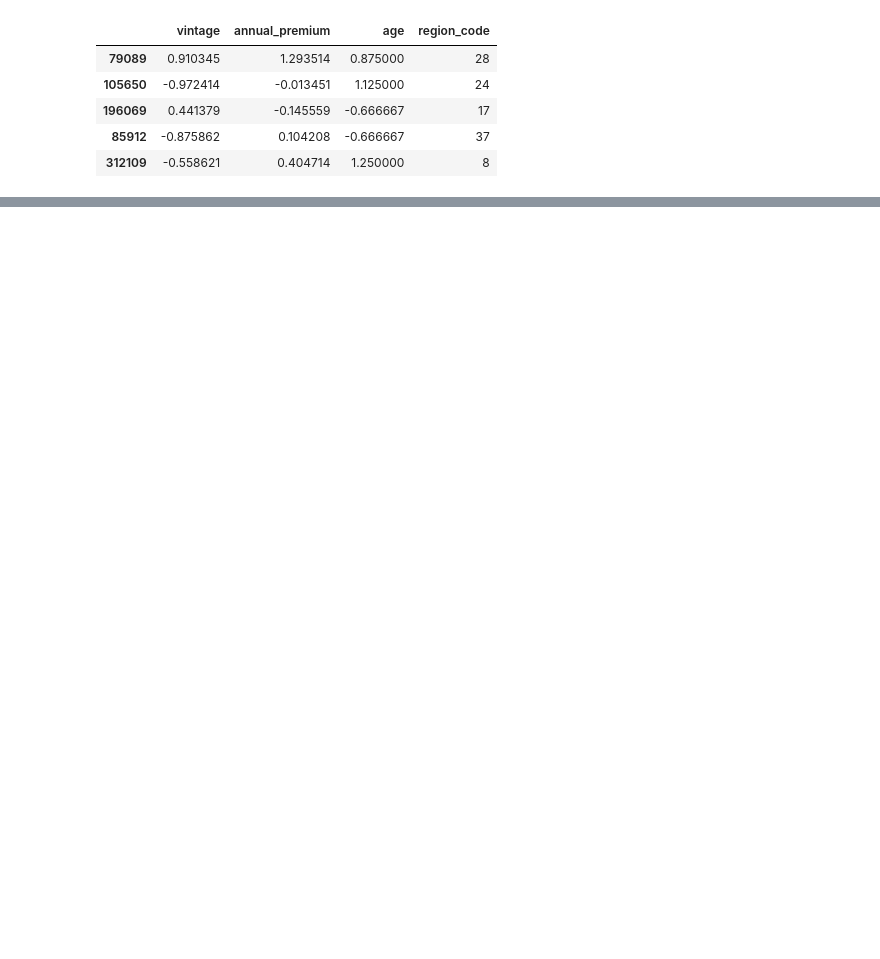
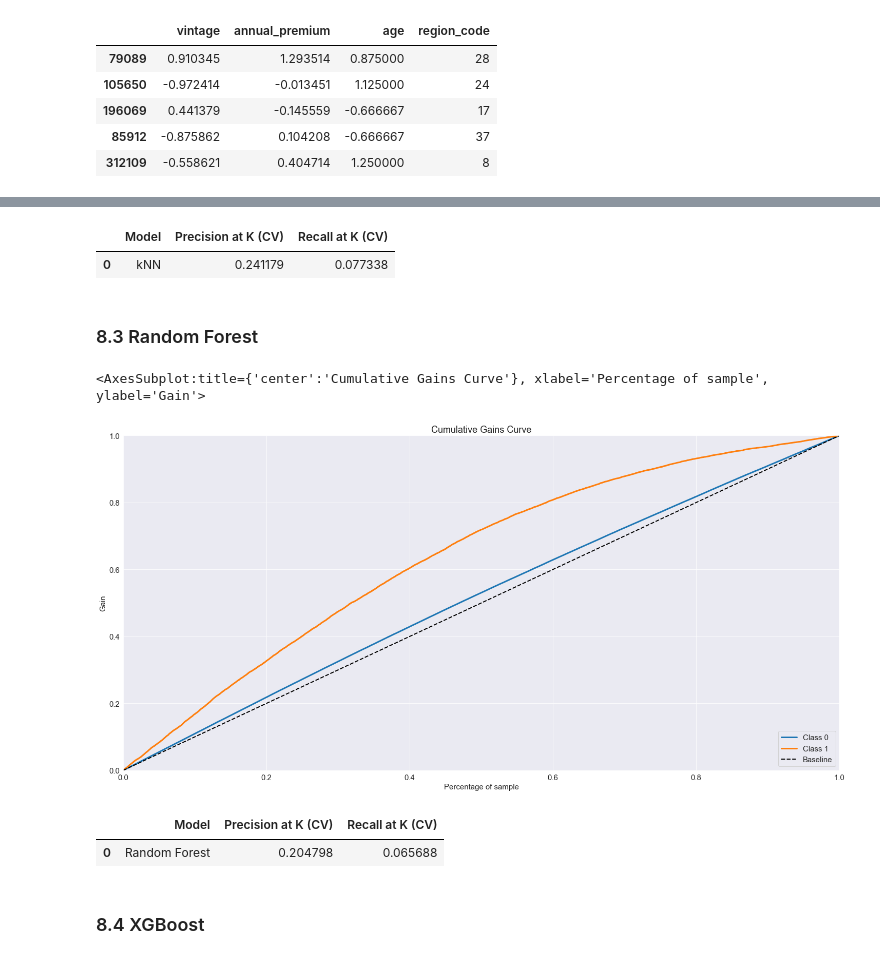
Before and after one commit to andre-ls/insurance-cross-sell, a Jupyter notebook: Code/main_notebook.ipynb, the cells around one changed output, grey strips where cells are left out. Drawn from its saved outputs; the diff is of its cells as text; code cells hidden in the pictures; blank space fills up the shorter version.

```diff
--- a/Code/main_notebook.ipynb
+++ b/Code/main_notebook.ipynb
@@ -468,0 +563,26 @@ X_train.head()
+# %%
+results_knn = cross_validation(model=knn,model_name='kNN',folds=5,k=2000,X=X_train,y=y_train)
+results_knn
+# %% [output]
+|  | Model | Precision at K (CV) | Recall at K (CV) |
+| 0 | kNN | 0.241179 | 0.077338 |
+# %% [markdown]
+### 8.3 Random Forest
+# %%
+rf = RandomForestClassifier(n_jobs=-1)
+
+rf.fit(X_train,y_train)
+yhat_rf = rf.predict_proba(X_val)
+# %%
+skplt.metrics.plot_cumulative_gain(y_val,yhat_rf)
+# %% [output]
+<AxesSubplot:title={'center':'Cumulative Gains Curve'}, xlabel='Percentage of sample', ylabel='Gain'>
+[figure, added]
+# %%
+results_rf = cross_validation(model=rf,model_name='Random Forest',folds=5,k=2000,X=X_train,y=y_train)
+results_rf
+# %% [output]
+|  | Model | Precision at K (CV) | Recall at K (CV) |
+| 0 | Random Forest | 0.204798 | 0.065688 |
+# %% [markdown]
+### 8.4 XGBoost
```
Also changed, not shown: parts of 25 cells of this notebook.
